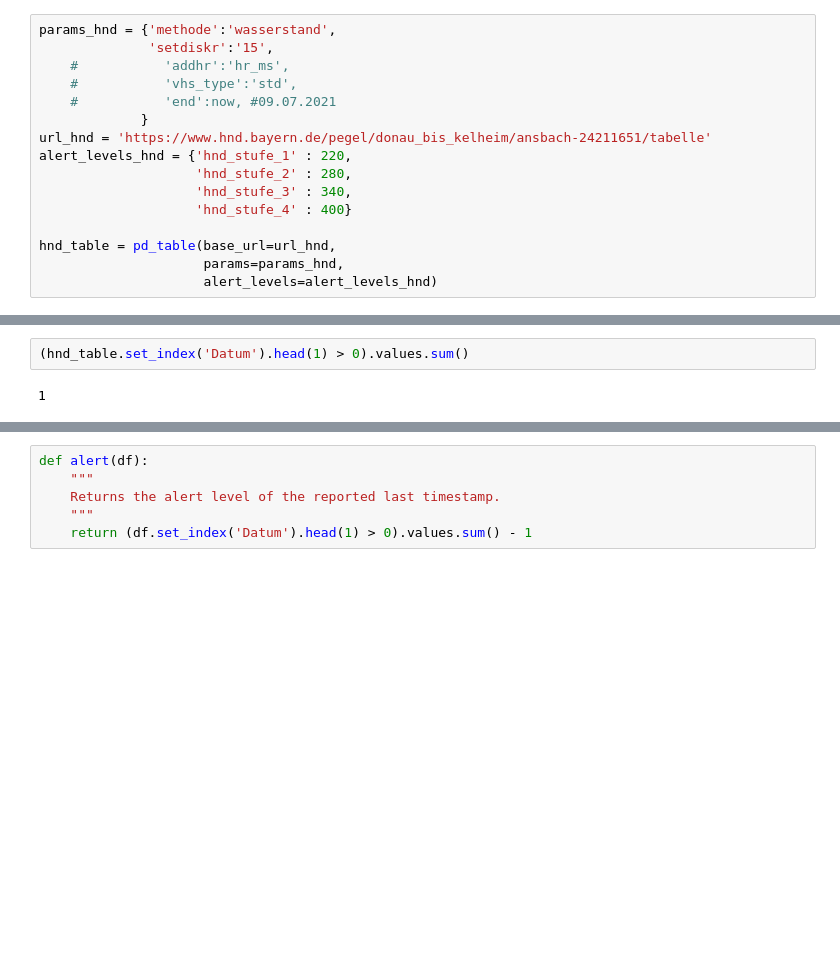
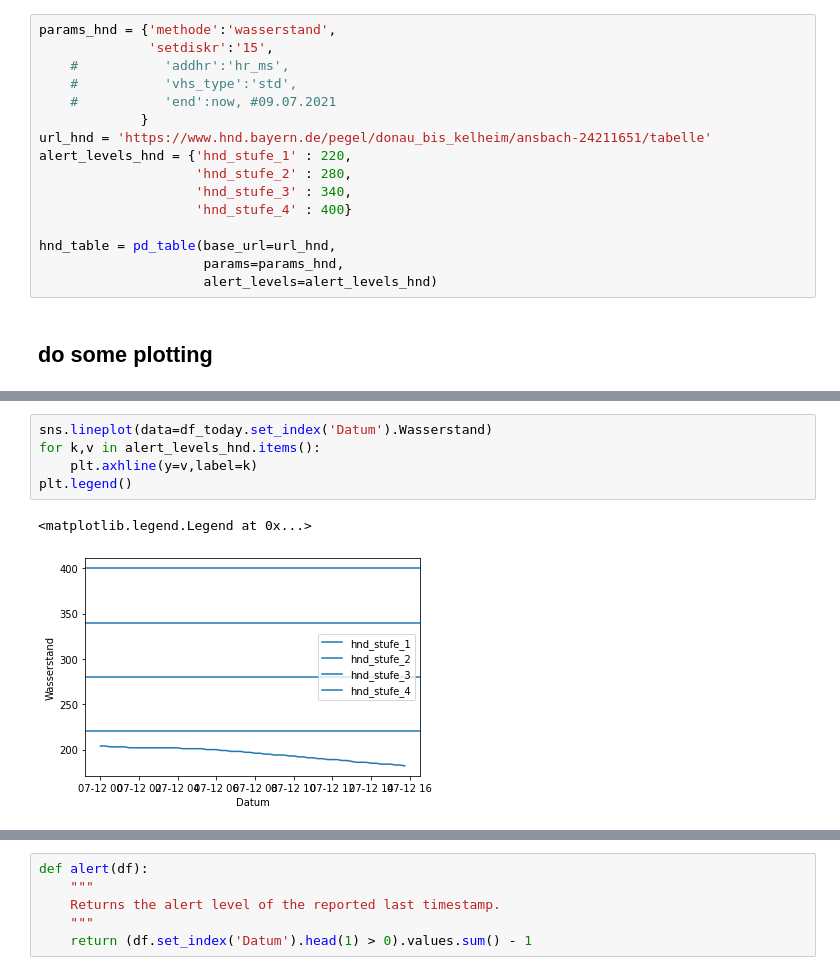
Before and after one commit to moritzgeiger/flood_alert, a Jupyter notebook: notebooks/test_mails.ipynb, the cells around one changed output, grey strips where cells are left out. Saved outputs shown, nothing was run; the diff lists cells and outputs as text; blank space fills up the shorter version.

```diff
--- a/notebooks/test_mails.ipynb
+++ b/notebooks/test_mails.ipynb
@@ -83,6 +86,8 @@ alert_levels_hnd = {'hnd_stufe_1' : 220,
 hnd_table = pd_table(base_url=url_hnd,
                      params=params_hnd,
                      alert_levels=alert_levels_hnd)
+# %% [markdown]
+## do some plotting
 # %%
 # measure diff to levels
 today = dt.datetime.today().date()
@@ -91,7 +96,11 @@ px.line(hnd_table.set_index('Datum'))
 # %% [output]
 [interactive output not drawn]
 [interactive output not drawn]
-# %%
-(hnd_table.set_index('Datum').head(1) > 0).values.sum()
-# %% [output]
-1
+# %%
+sns.lineplot(data=df_today.set_index('Datum').Wasserstand)
+for k,v in alert_levels_hnd.items():
+    plt.axhline(y=v,label=k)
+plt.legend()
+# %% [output]
+<matplotlib.legend.Legend at 0x...>
+[figure, added]
```
Also changed, not shown: parts of 7 cells of this notebook.
